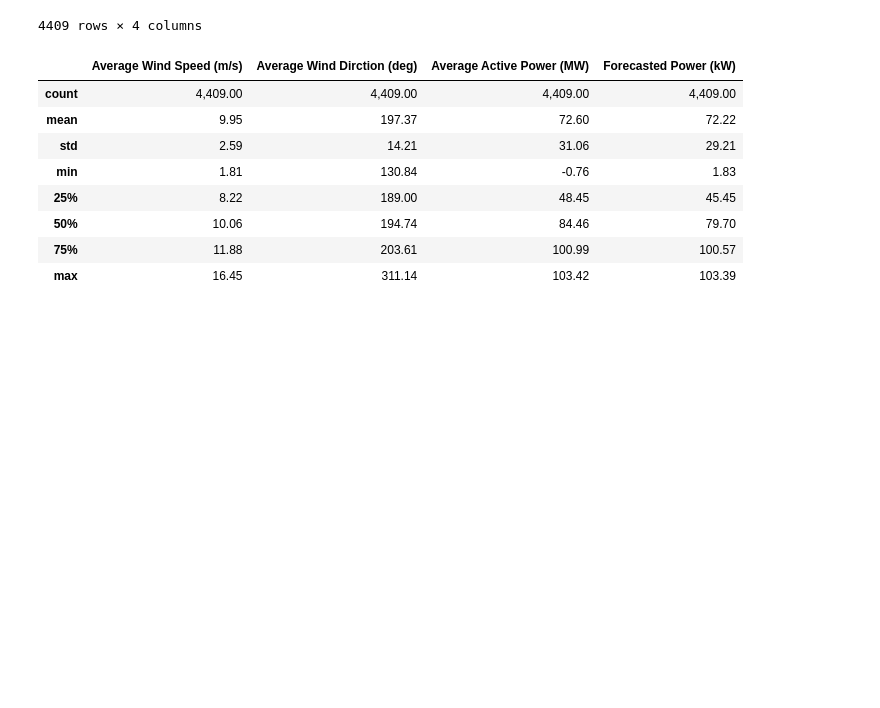
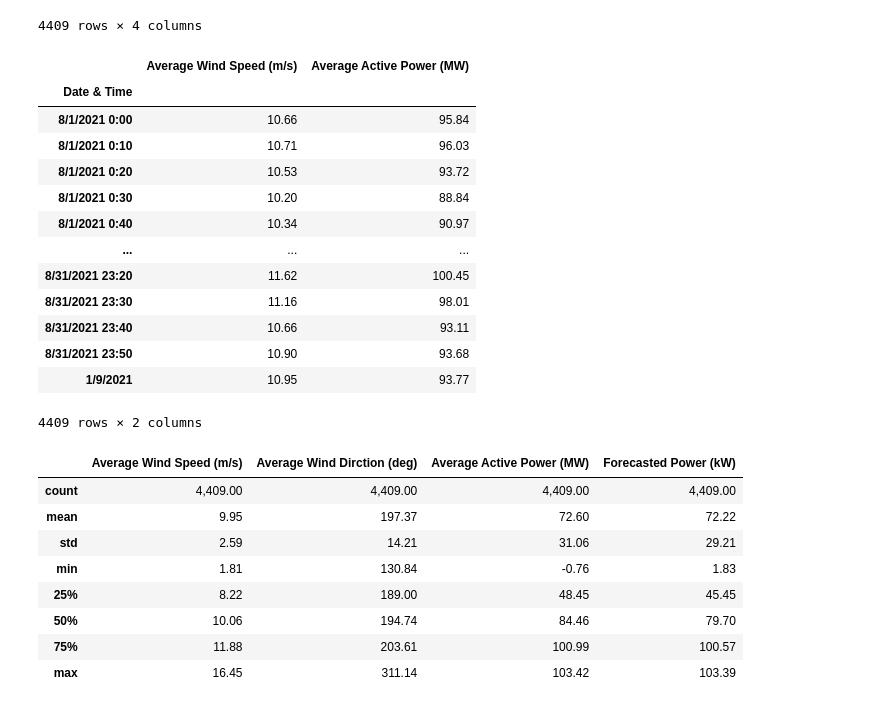
Before and after one commit to entc-17-fyp-20/WPF_Data_Visualization, a Jupyter notebook: GRU_Multi_step_model.ipynb, the cells around one changed output. Drawn from its saved outputs; the diff is of its cells as text; code cells hidden in the pictures; blank space fills up the shorter version.

```diff
--- a/GRU_Multi_step_model.ipynb
+++ b/GRU_Multi_step_model.ipynb
@@ -84,6 +84,24 @@ df
 | 8/31/2021 23:50 | 10.90 | 196.96 | 93.68 | 101.29 |
 | 1/9/2021 | 10.95 | 197.68 | 93.77 | 101.37 |
 4409 rows × 4 columns
+# %%
+df_new=df[['Average  Wind Speed (m/s)',' Average Active Power (MW) ']]
+df_new
+# %% [output]
+|  | Average Wind Speed (m/s) | Average Active Power (MW) |
+| Date & Time |  |  |
+| 8/1/2021 0:00 | 10.66 | 95.84 |
+| 8/1/2021 0:10 | 10.71 | 96.03 |
+| 8/1/2021 0:20 | 10.53 | 93.72 |
+| 8/1/2021 0:30 | 10.20 | 88.84 |
+| 8/1/2021 0:40 | 10.34 | 90.97 |
+| ... | ... | ... |
+| 8/31/2021 23:20 | 11.62 | 100.45 |
+| 8/31/2021 23:30 | 11.16 | 98.01 |
+| 8/31/2021 23:40 | 10.66 | 93.11 |
+| 8/31/2021 23:50 | 10.90 | 93.68 |
+| 1/9/2021 | 10.95 | 93.77 |
+4409 rows × 2 columns
 # %%
 df.describe()
 # %% [output]
```
Also changed, not shown: parts of 4 cells of this notebook.
